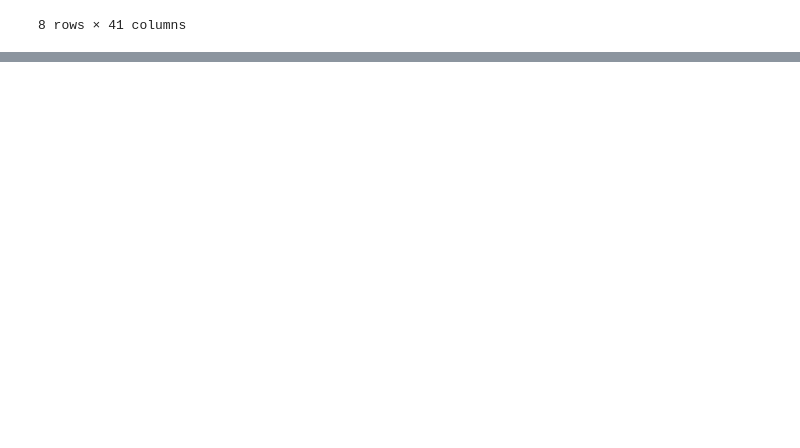
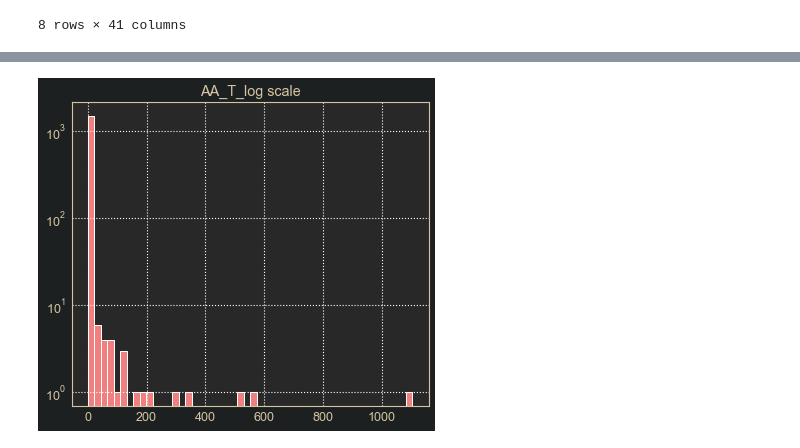
Before and after one commit to VascoBartolo/FCED_project, a Jupyter notebook: FCED_project.ipynb, the cells around one changed output, grey strips where cells are left out. Drawn from its saved outputs; the diff is of its cells as text; code cells hidden in the pictures; blank space fills up the shorter version.

```diff
--- a/FCED_project.ipynb
+++ b/FCED_project.ipynb
@@ -110,0 +184,12 @@ maiores_reac.describe()
+# %%
+#Adjusting scale to log
+
+reacendimentos_slim['AA_Total (pov+mato+agric) (ha)'].hist(bins = 50, edgecolor='white', color = 'lightcoral',
+                          linewidth=1)
+matplotlib.pyplot.grid(color='white', linestyle=':')
+matplotlib.pyplot.title('AA_T_log scale')
+# matplotlib.axes.Axes.set_xticks(np.arange(0, 11, 0.5))
+
+matplotlib.pyplot.yscale('log')
+# %% [output]
+[figure, added]
```
Also changed, not shown: parts of 11 cells of this notebook.
